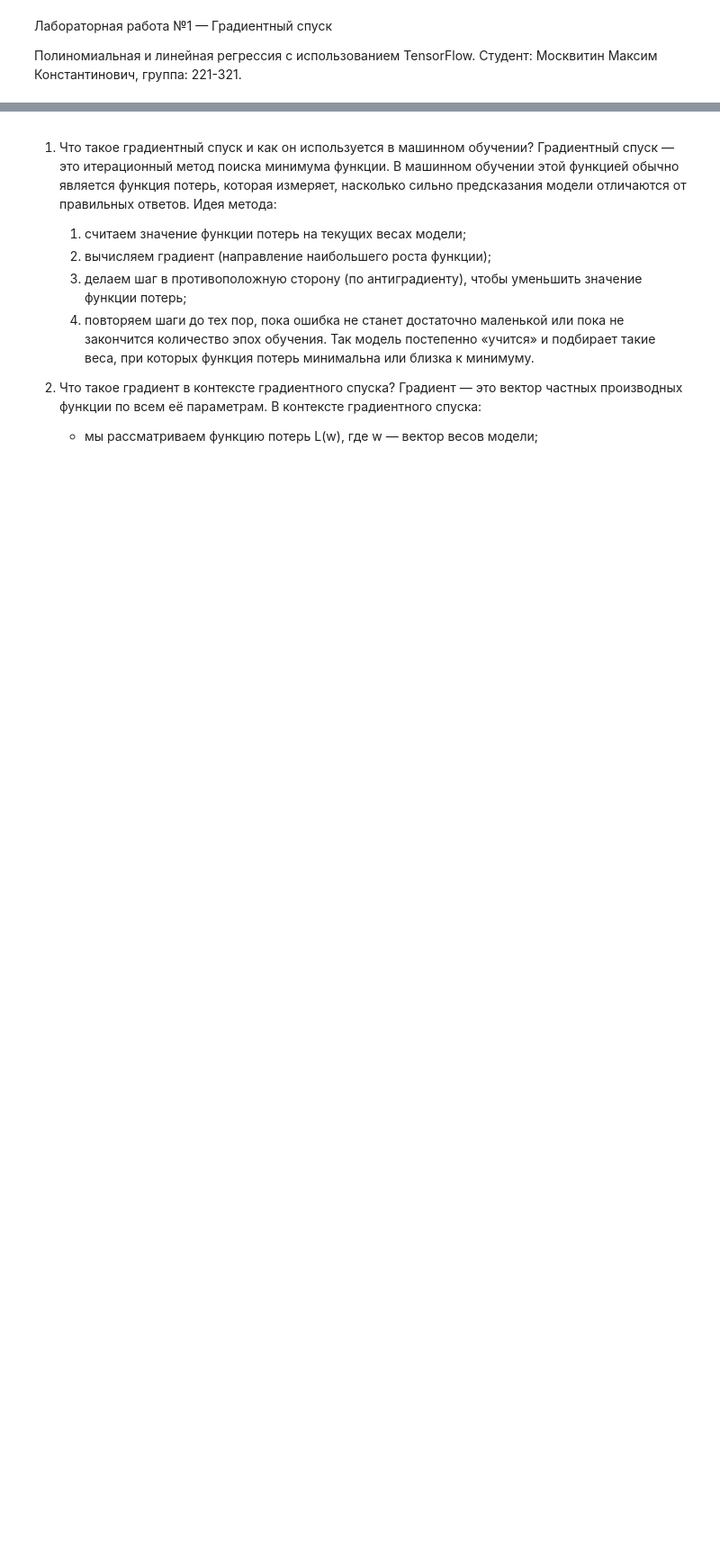
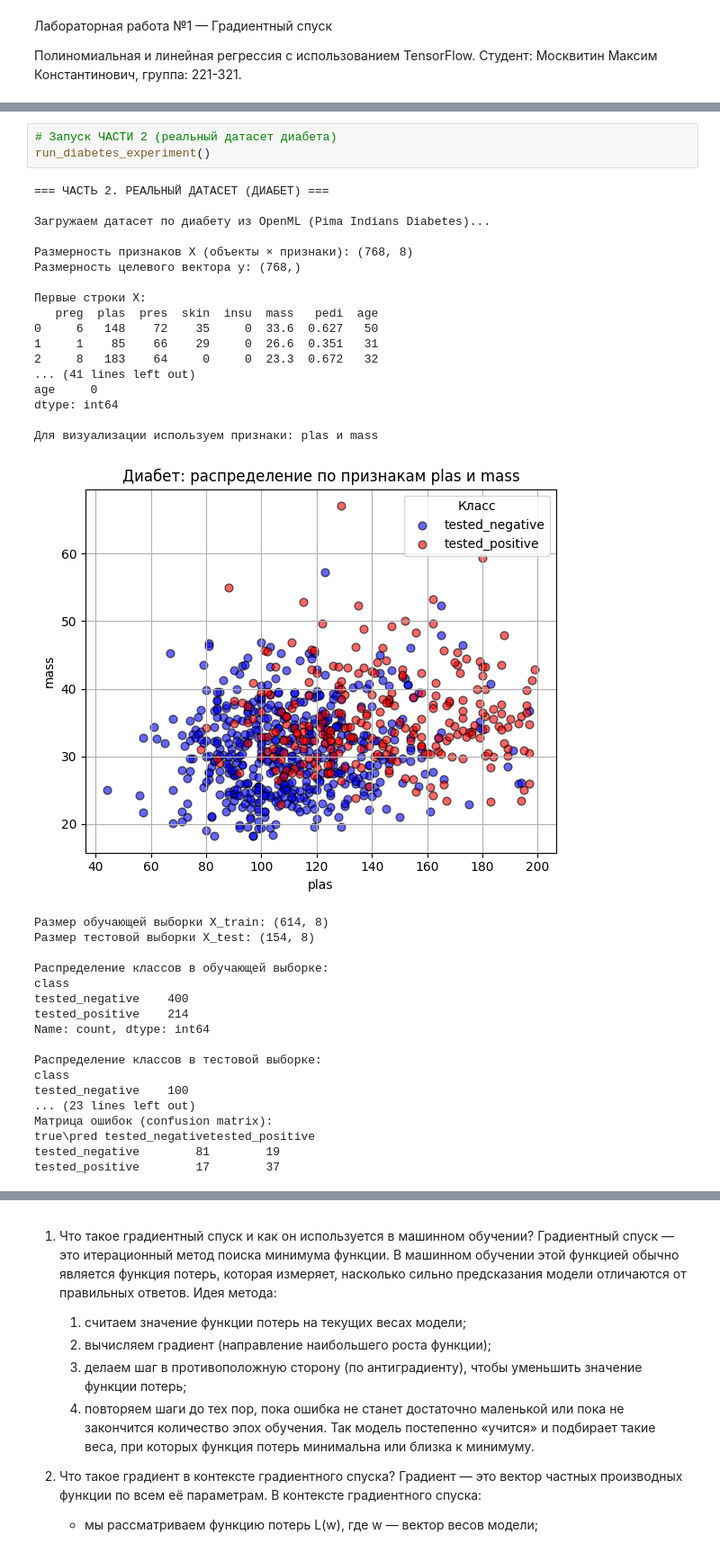
Before and after one commit to MaximMoskvitin/Decision-Making-Methods-and-Machine-Learning, a Jupyter notebook: 1lab/Gradient Descent.ipynb, the cells around one changed output, grey strips where cells are left out. Shown: that part at 90% size. Saved outputs shown, nothing was run; the diff lists cells and outputs as text; blank space fills up the shorter version.

```diff
--- a/1lab/Gradient Descent.ipynb
+++ b/1lab/Gradient Descent.ipynb
@@ -494,0 +694,39 @@ if __name__ == "__main__":
+# %%
+# Запуск ЧАСТИ 2 (реальный датасет диабета)
+run_diabetes_experiment()
+# %% [output]
+=== ЧАСТЬ 2. РЕАЛЬНЫЙ ДАТАСЕТ (ДИАБЕТ) ===
+
+Загружаем датасет по диабету из OpenML (Pima Indians Diabetes)...
+
+Размерность признаков X (объекты × признаки): (768, 8)
+Размерность целевого вектора y: (768,)
+
+Первые строки X:
+   preg  plas  pres  skin  insu  mass   pedi  age
+0     6   148    72    35     0  33.6  0.627   50
+1     1    85    66    29     0  26.6  0.351   31
+2     8   183    64     0     0  23.3  0.672   32
+... (41 lines left out)
+age     0
+dtype: int64
+
+Для визуализации используем признаки: plas и mass
+[figure, added]
+Размер обучающей выборки X_train: (614, 8)
+Размер тестовой выборки X_test: (154, 8)
+
+Распределение классов в обучающей выборке:
+class
+tested_negative    400
+tested_positive    214
+Name: count, dtype: int64
+
+Распределение классов в тестовой выборке:
+class
+tested_negative    100
+... (23 lines left out)
+Матрица ошибок (confusion matrix):
+true\pred tested_negativetested_positive
+tested_negative        81        19
+tested_positive        17        37
```
Also changed, not shown: parts of 10 cells of this notebook, 2 other files.
